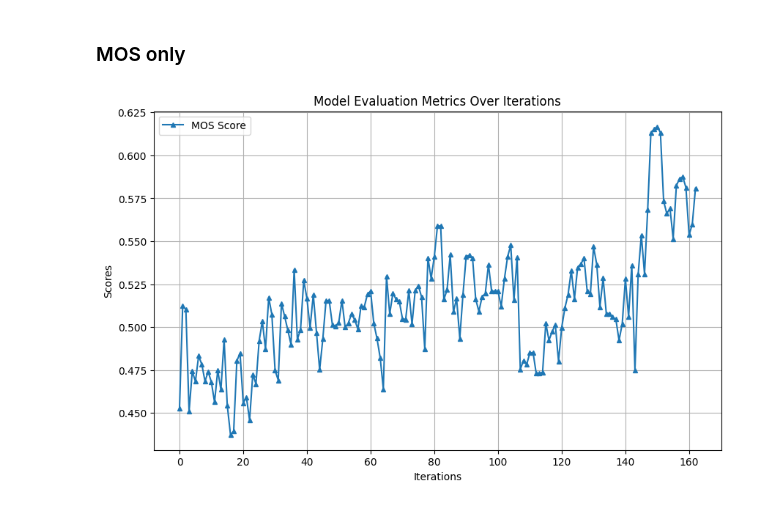
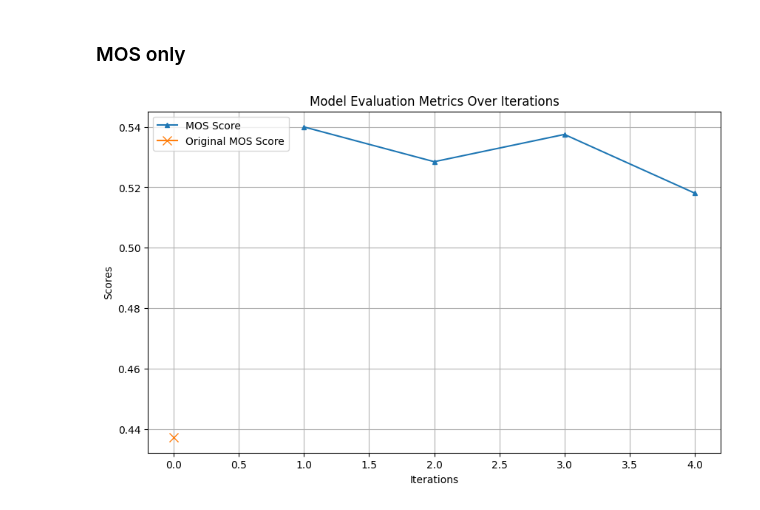
Before and after one commit to Alanhsiu/trl, a Jupyter notebook: plot.ipynb, the cells around one changed output. Cells and saved outputs as stored; diff of their text form; code cells hidden in the pictures.

```diff
--- a/plot.ipynb
+++ b/plot.ipynb
@@ -408,17 +408,20 @@ import matplotlib.pyplot as plt
 # model_output_dir = '/work/b0990106x/trl/model_output/1021-2059'
 # model_output_dir = '/work/b0990106x/trl/model_output/1022-0016'
 # model_output_dir = '/work/b0990106x/trl/model_output/1022-1223'
-model_output_dir = '/work/b0990106x/trl/model_output/1022-1339'
+# model_output_dir = '/work/b0990106x/trl/model_output/1022-1339'
+model_output_dir = '/work/b0990106x/trl/model_output/1022-1846'
 
 log_path = f'{model_output_dir}/log_training.log'
 
 # Initialize lists to store the parsed data
 iterations = []
+original_mos_score = 0
 mos_scores = []
 weighted_avg_scores = []
 
 # Regular expression patterns to extract the relevant data
 mos_pattern = r"MOS score on training set for iteration (\d+): ([\d.]+)"
+original_mos_pattern = r"Original model weighted average rewards on training set: (\d.+)"
 weighted_avg_pattern = r"weighted average score on training set for iteration (\d+): ([\d.]+)"
 
 # Open the log file for reading
@@ -427,34 +430,43 @@ with open(log_path, 'r') as log_file:  # Replace with your log file path
 
         # Check if the line matches the MOS score
         mos_match = re.search(mos_pattern, line)
+        original_mos_match = re.search(original_mos_pattern, line)
+
         if mos_match:
             mos_score = float(mos_match.group(2))/5
             mos_scores.append(mos_score)
+
+        if original_mos_match:
+            original_mos_score = float(original_mos_match.group(1))
+
 
         # Check if the line matches the weighted average score
         weighted_avg_match = re.search(weighted_avg_pattern, line)
         if weighted_avg_match:
             weighted_avg_score = float(weighted_avg_match.group(2))
             weighted_avg_scores.append(weighted_avg_score)
 
 # Ensure all lists have the same length and sorted by iteration
 # iterations, mos_scores, weighted_avg_scores = zip(*sorted(zip(iterations, mos_scores, weighted_avg_scores)))
-iterations = range(len(mos_scores))
+# iterations = range(len(mos_scores))
+iterations = range(1, len(mos_scores)+1)
 
 # Plot the metrics
 plt.figure(figsize=(10, 6))
 
 # Plot with smaller marker sizes
 # plt.plot(iterations, mos_scores, label='MOS Score', marker='s', markersize=4)
 plt.plot(iterations, weighted_avg_scores, label='MOS Score', marker='^', markersize=4)
+# also plot a point for the original model
+plt.plot([0], [original_mos_score], label='Original MOS Score', marker='x', markersize=8)
 
 plt.xlabel('Iterations')
 plt.ylabel('Scores')
 plt.title('Model Evaluation Metrics Over Iterations')
 plt.legend()
 plt.grid(True)
 
 # Show the plot
 plt.show()
 # %% [output]
-[figure, old version]
+[figure, new version]
```
Also changed, not shown: 3 other files.
